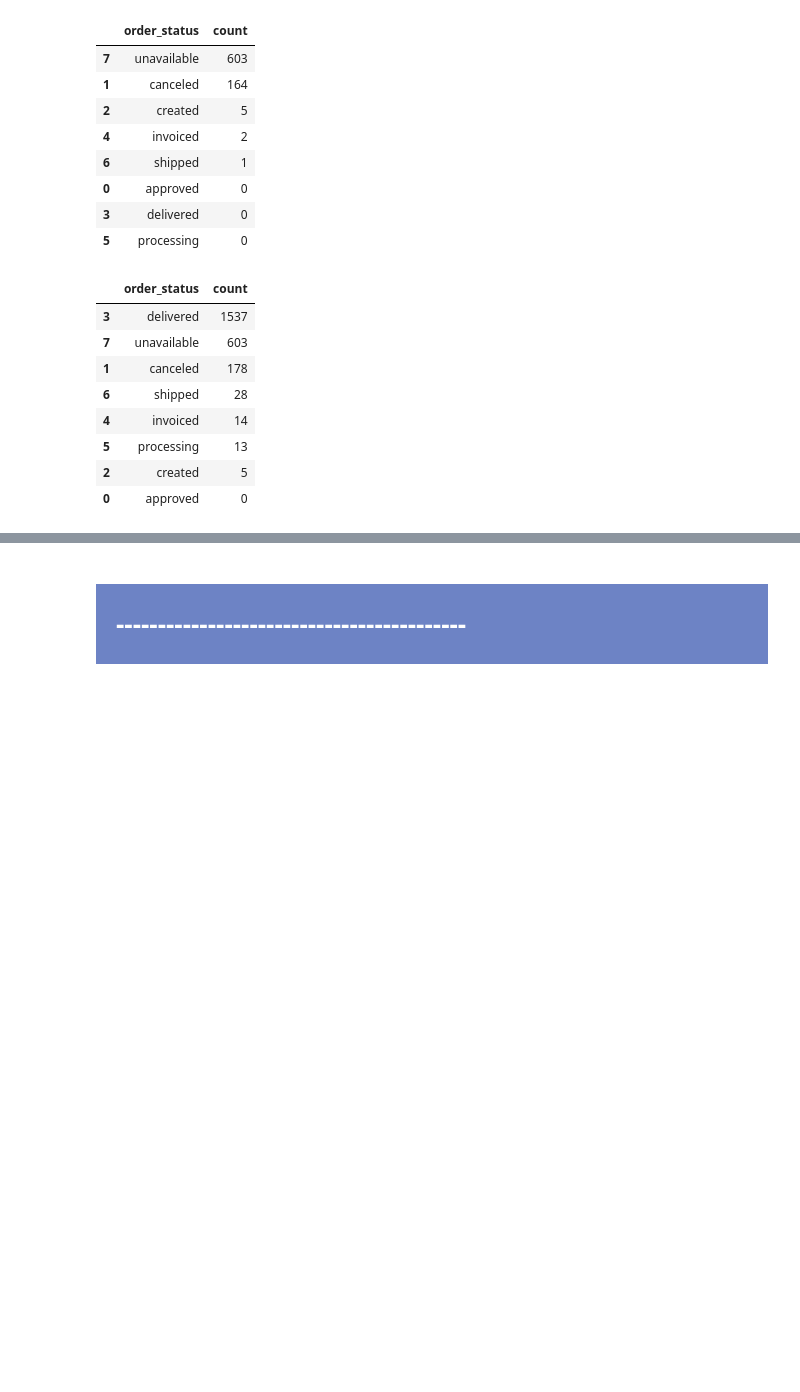
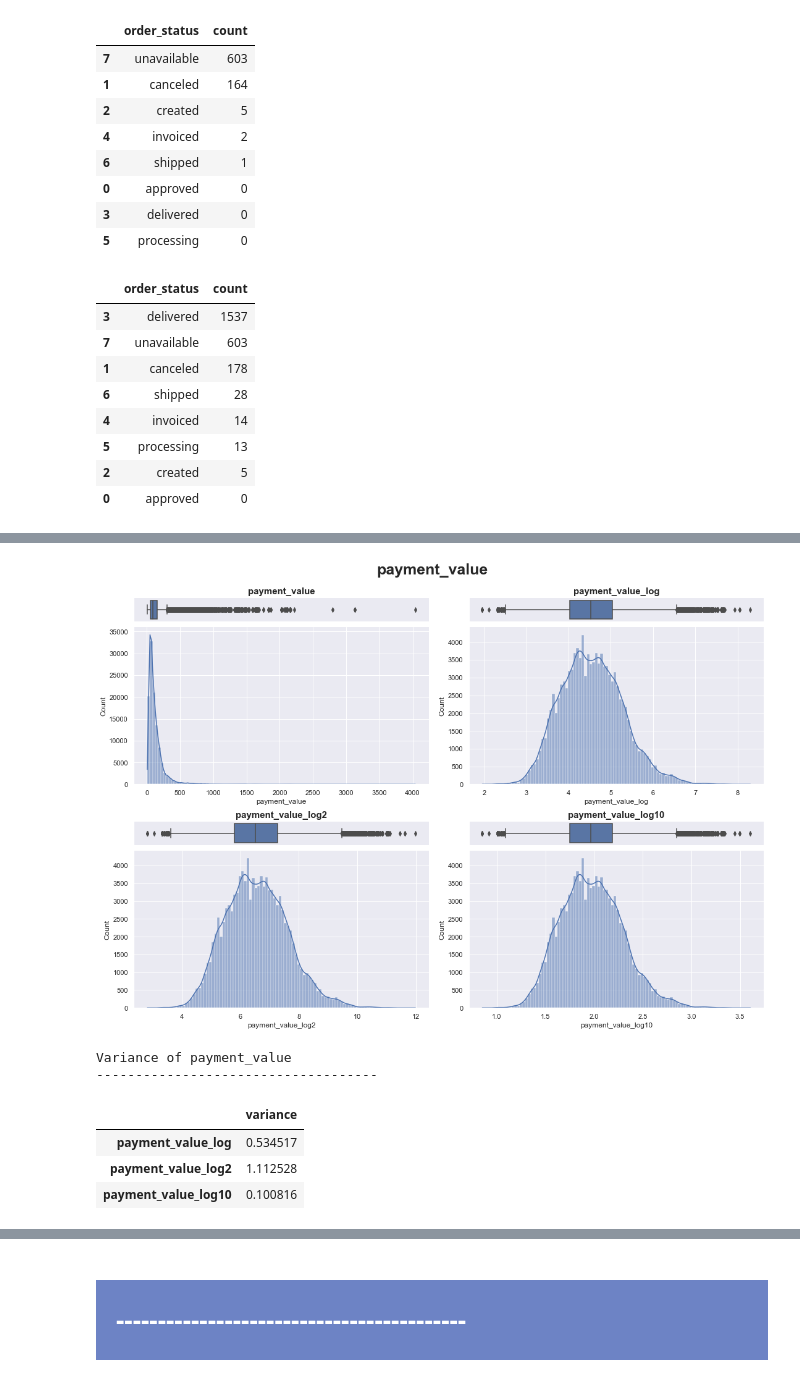
Before and after one commit to samirhinojosa/OC-P5-segment-customers-of-website, a Jupyter notebook: analysis_notebook.ipynb, the cells around one changed output, grey strips where cells are left out. Cells and saved outputs as stored; diff of their text form; code cells hidden in the pictures; blank space fills up the shorter version.

Commit message:
transformation

```diff
--- a/analysis_notebook.ipynb
+++ b/analysis_notebook.ipynb
@@ -1703,0 +1874,69 @@ data["product_category"].isnull().groupby(data["order_status"]).sum().astype(int
+# %%
+for col in NUMERIC_COLS:
+    data_outliers[col + "_log"] = np.log(data_outliers[col] + 1)
+    data_outliers[col + "_log2"] = np.log2(data_outliers[col] + 1)
+    data_outliers[col + "_log10"] = np.log10(data_outliers[col] + 1)
+# %%
+for var in NUMERIC_COLS:
+
+    # We are going to work only with the rows without missing-values for the features
+    df_subset = pd.DataFrame(data_outliers[data_outliers[[col]].notnull().all(axis=1)]).reset_index(drop=True)
+
+    var_cols = [var + "", var + "_log", var + "_log2", var + "_log10"]
+
+    fig = plt.figure(constrained_layout=True, figsize=[15,10])
+    fig.suptitle(var, size=25, fontweight="bold", y=1.05)
+    spec = fig.add_gridspec(ncols=2, nrows=4, width_ratios=[1,1], height_ratios=[0.3,2,0.3,2])
+
+    # to cycle through the columns
+    col_boxplot, col_histplot = 0, 0
+
+    for i in range(4):
+
+        for j in range(2):
+
+            if i % 2 == 0:
+
+                if col_boxplot > len(var_cols) - 1:
+                    break
+
+                ax_box = fig.add_subplot(spec[i, j])
+                boxplot = sns.boxplot(data=data_outliers, x=var_cols[col_boxplot], ax=ax_box)
+
+                # Remove x axis name for the boxplot
+                ax_box.set(xlabel="", xticks=[])
+                ax_box.set(yticks=[])
+
+                boxplot.set_title(var_cols[col_boxplot], fontdict={ "fontsize": 15, "fontweight": "bold" })
+
+                col_boxplot += 1
+
+            elif i % 2 != 0:
+
+#                 if col_histplot > len(NUMERIC_COLS):
+#                     break
+
+                ax_hist = fig.add_subplot(spec[i, j])
+                sns.histplot(data=data_outliers, x=var_cols[col_histplot], bins=100,  kde=True,  ax=ax_hist)
+                ax_hist.set(xlabel=var_cols[col_histplot])
+
+                col_histplot += 1
+
+    plt.savefig("images/transformation-" + var + ".png", bbox_inches="tight")
+    sns.despine(fig)
+    plt.show()
+
+    print("\nVariance of", var)
+    print("------------------------------------")
+    var_cols.remove(var)
+    df_temp = pd.DataFrame(data_outliers[var_cols].var(), columns=["variance"])
+    display(df_temp.style.apply(highlight_max))
+    print("\n")
+# %% [output]
+[figure, added]
+Variance of payment_value
+------------------------------------
+|  | variance |
+| payment_value_log | 0.534517 |
+| payment_value_log2 | 1.112528 |
+| payment_value_log10 | 0.100816 |
```
Also changed, not shown: parts of 27 cells of this notebook, 2 other files.
